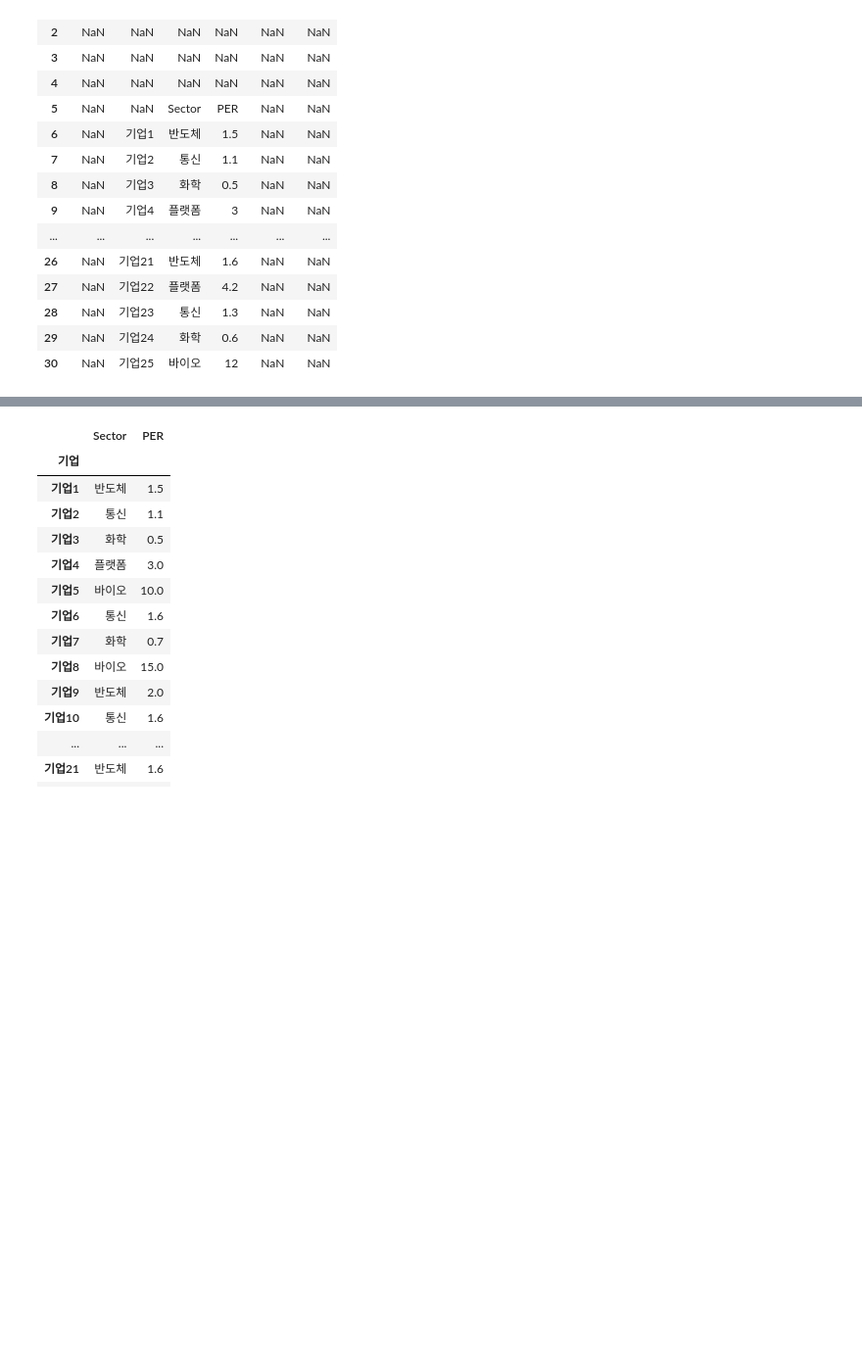
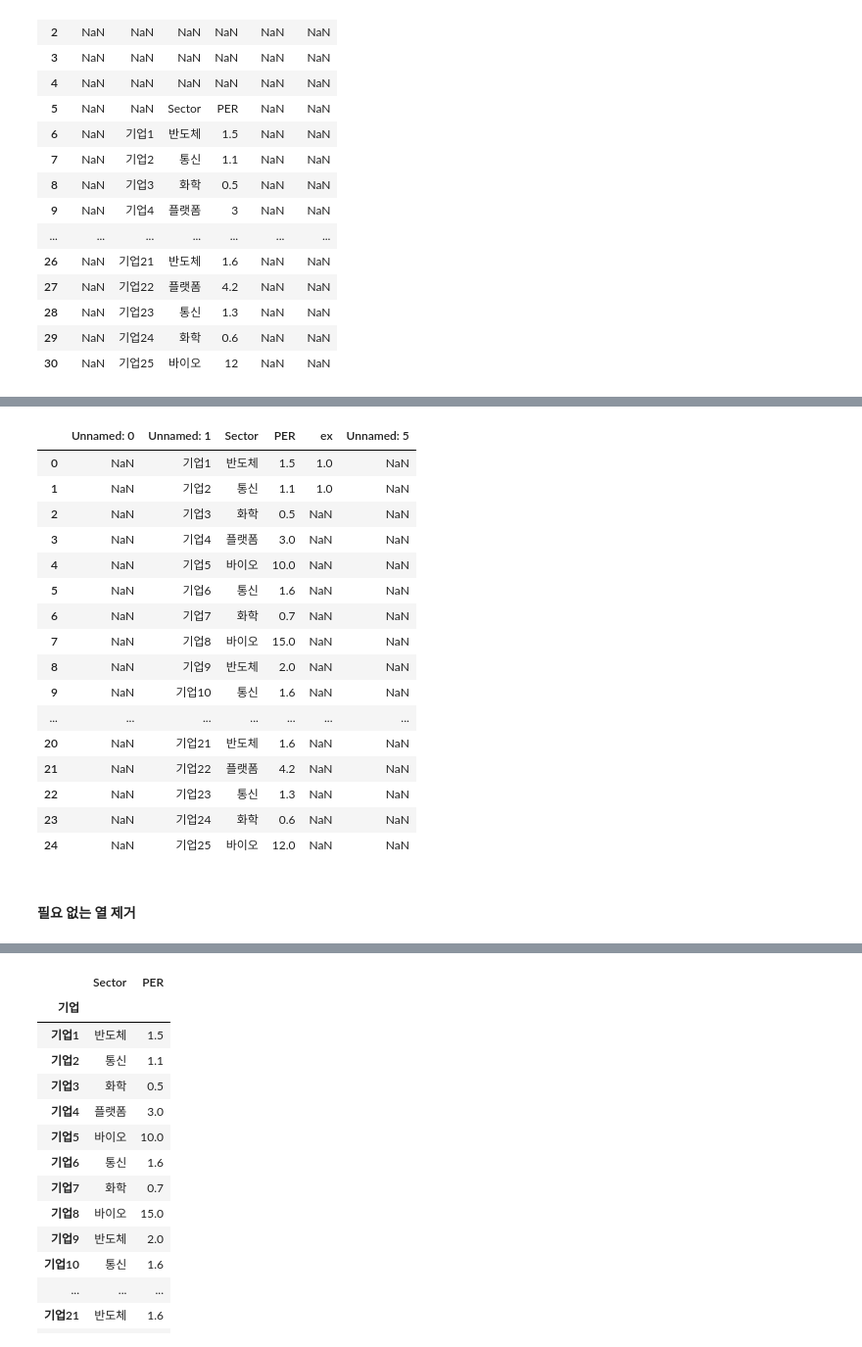
Before and after one commit to DavidEugen/study.python.start, a Jupyter notebook: pandas/03_DataFrame.ipynb, the cells around one changed output, grey strips where cells are left out. Shown at 98% size. Saved outputs shown, nothing was run; the diff lists cells and outputs as text; code cells hidden in the pictures; blank space fills up the shorter version.

```diff
--- a/pandas/03_DataFrame.ipynb
+++ b/pandas/03_DataFrame.ipynb
@@ -2026,0 +2072,23 @@ df
+# %%
+df = pd.read_excel('groupby_example.xlsx', header = 6)
+df
+# %% [output]
+|  | Unnamed: 0 | Unnamed: 1 | Sector | PER | ex | Unnamed: 5 |
+| 0 | NaN | 기업1 | 반도체 | 1.5 | 1.0 | NaN |
+| 1 | NaN | 기업2 | 통신 | 1.1 | 1.0 | NaN |
+| 2 | NaN | 기업3 | 화학 | 0.5 | NaN | NaN |
+| 3 | NaN | 기업4 | 플랫폼 | 3.0 | NaN | NaN |
+| 4 | NaN | 기업5 | 바이오 | 10.0 | NaN | NaN |
+| 5 | NaN | 기업6 | 통신 | 1.6 | NaN | NaN |
+| 6 | NaN | 기업7 | 화학 | 0.7 | NaN | NaN |
+| 7 | NaN | 기업8 | 바이오 | 15.0 | NaN | NaN |
+| 8 | NaN | 기업9 | 반도체 | 2.0 | NaN | NaN |
+| 9 | NaN | 기업10 | 통신 | 1.6 | NaN | NaN |
+| ... | ... | ... | ... | ... | ... | ... |
+| 20 | NaN | 기업21 | 반도체 | 1.6 | NaN | NaN |
+| 21 | NaN | 기업22 | 플랫폼 | 4.2 | NaN | NaN |
+| 22 | NaN | 기업23 | 통신 | 1.3 | NaN | NaN |
+| 23 | NaN | 기업24 | 화학 | 0.6 | NaN | NaN |
+| 24 | NaN | 기업25 | 바이오 | 12.0 | NaN | NaN |
+# %% [markdown]
+#### 필요 없는 열 제거
```
Also changed, not shown: parts of 37 cells of this notebook, 1 other file.
